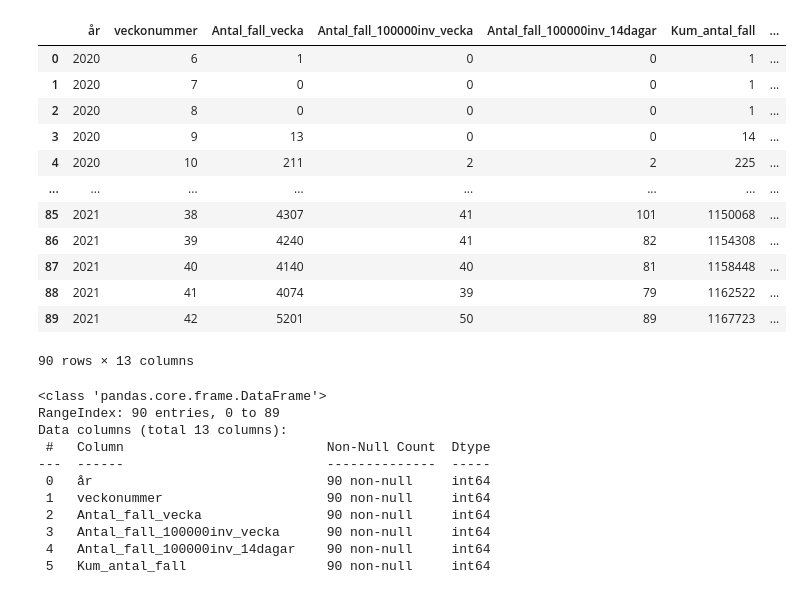
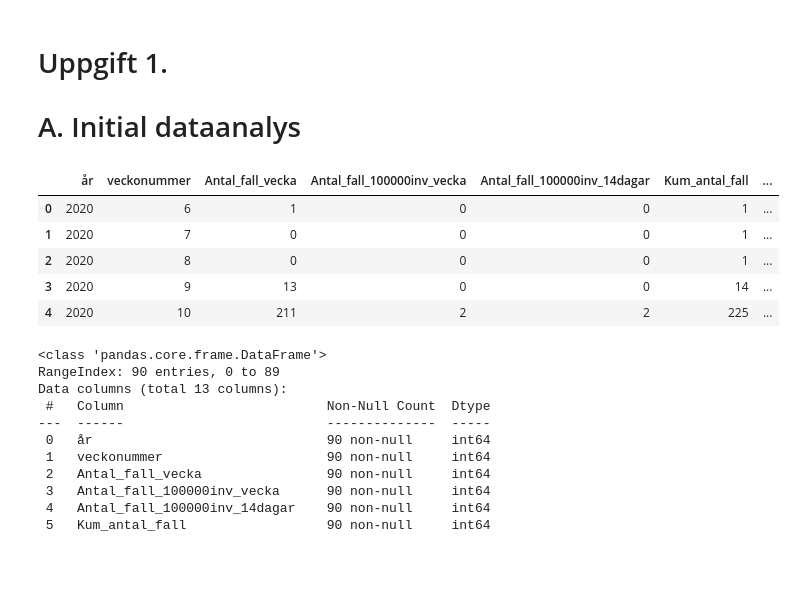
Before and after one commit to LukasKallstrom/databehandling_Lukas_Kallstrom, a Jupyter notebook: Labs/L1-Covid/covid.ipynb, the cells around one changed output. Cells and saved outputs as stored; diff of their text form; code cells hidden in the pictures; blank space fills up the shorter version.

```diff
--- a/Labs/L1-Covid/covid.ipynb
+++ b/Labs/L1-Covid/covid.ipynb
@@ -5,21 +5,17 @@ import seaborn as sns
 import plotly_express as px
 import matplotlib.pyplot as plt
 plt.style.use("fivethirtyeight")
+# %% [markdown]
+# Uppgift 1.
+# A. Initial dataanalys
 # %%
-vaccine = pd.read_excel("Data/Data-Covid19.xlsx", sheet_name="Veckodata Riket")
-vaccine
+covid19 = pd.read_excel("Data/Data-Covid19.xlsx", sheet_name="Veckodata Riket")
+covid19.head()
 # %% [output]
 |  | år | veckonummer | Antal_fall_vecka | Antal_fall_100000inv_vecka | Antal_fall_100000inv_14dagar | Kum_antal_fall | ... |
 | 0 | 2020 | 6 | 1 | 0 | 0 | 1 | ... |
 | 1 | 2020 | 7 | 0 | 0 | 0 | 1 | ... |
 | 2 | 2020 | 8 | 0 | 0 | 0 | 1 | ... |
 | 3 | 2020 | 9 | 13 | 0 | 0 | 14 | ... |
 | 4 | 2020 | 10 | 211 | 2 | 2 | 225 | ... |
-| ... | ... | ... | ... | ... | ... | ... | ... |
-| 85 | 2021 | 38 | 4307 | 41 | 101 | 1150068 | ... |
-| 86 | 2021 | 39 | 4240 | 41 | 82 | 1154308 | ... |
-| 87 | 2021 | 40 | 4140 | 40 | 81 | 1158448 | ... |
-| 88 | 2021 | 41 | 4074 | 39 | 79 | 1162522 | ... |
-| 89 | 2021 | 42 | 5201 | 50 | 89 | 1167723 | ... |
-90 rows × 13 columns
 # %%
```
Also changed, not shown: parts of 24 cells of this notebook.
